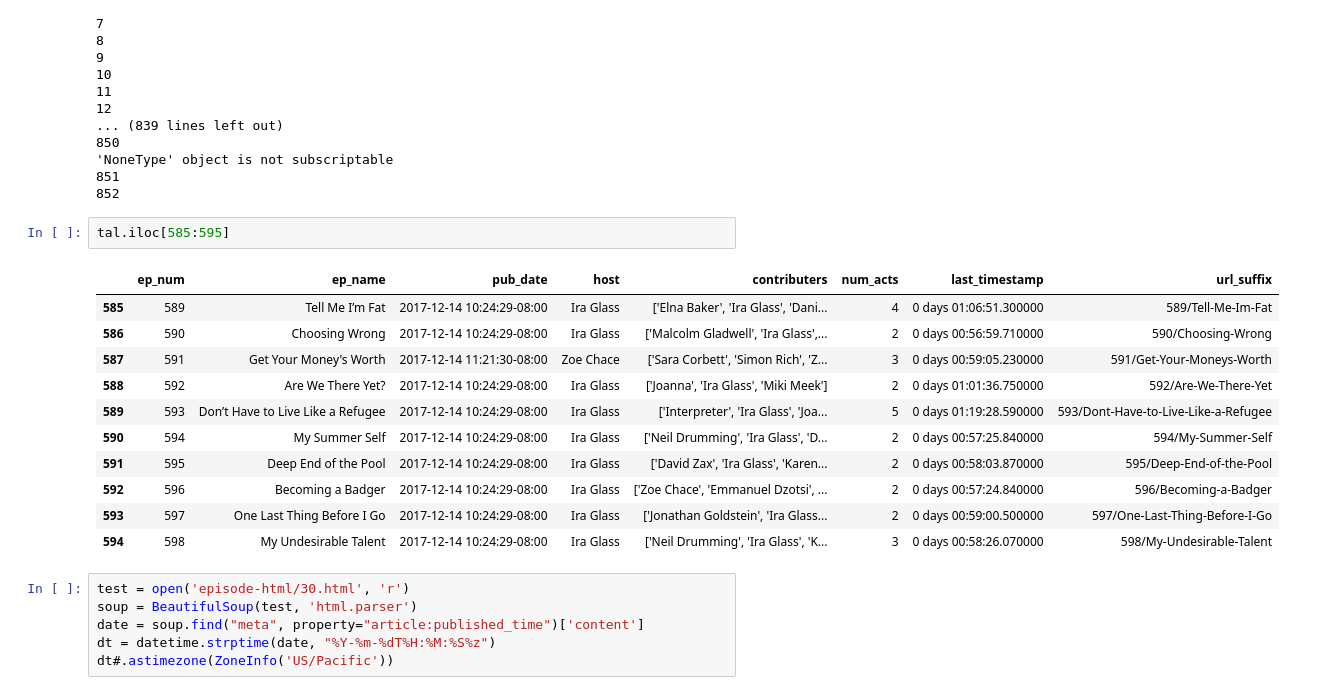
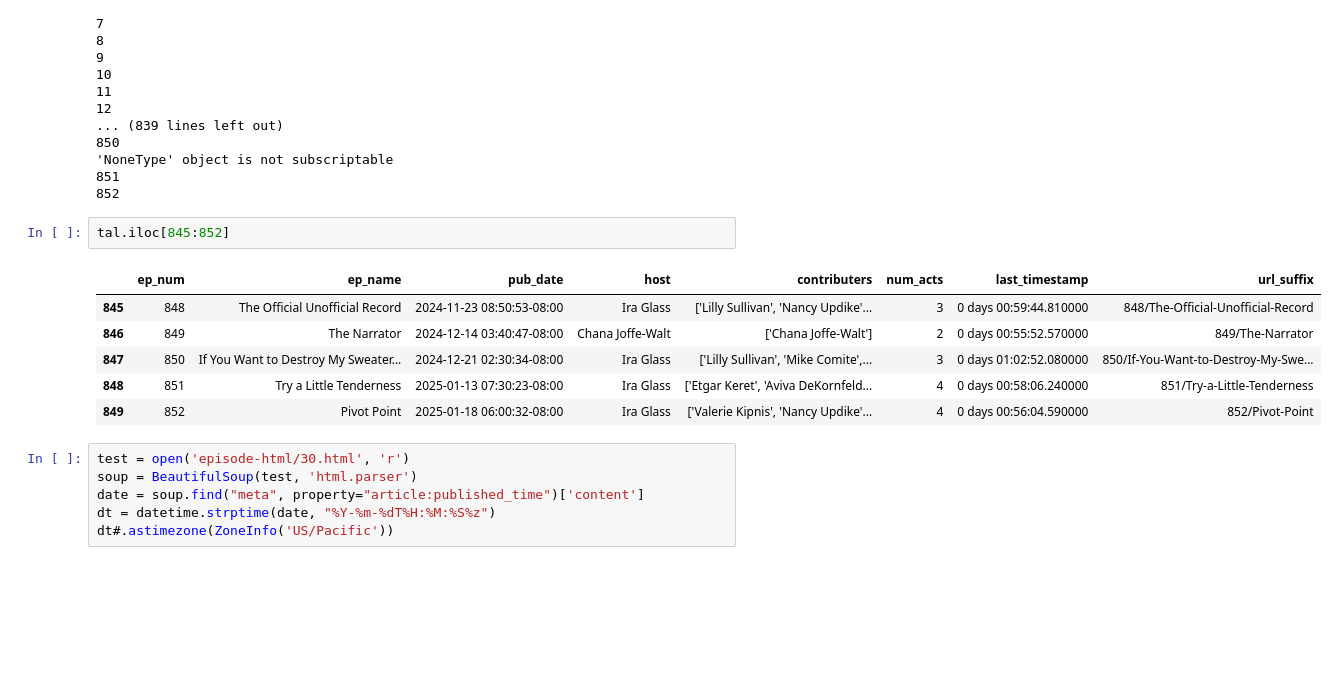
Before and after one commit to areeyat/this-american-data, a Jupyter notebook: tal-eda.ipynb, the cells around one changed output. Cells and saved outputs as stored; diff of their text form; blank space fills up the shorter version.

```diff
--- a/tal-eda.ipynb
+++ b/tal-eda.ipynb
@@ -263,19 +263,14 @@ for ep in np.arange(1,max_ep+1):
 851
 852
 # %%
-tal.iloc[585:595]
+tal.iloc[845:852]
 # %% [output]
 |  | ep_num | ep_name | pub_date | host | contributers | num_acts | last_timestamp | url_suffix |
-| 585 | 589 | Tell Me I’m Fat | 2017-12-14 10:24:29-08:00 | Ira Glass | ['Elna Baker', 'Ira Glass', 'Dani... | 4 | 0 days 01:06:51.300000 | 589/Tell-Me-Im-Fat |
-| 586 | 590 | Choosing Wrong | 2017-12-14 10:24:29-08:00 | Ira Glass | ['Malcolm Gladwell', 'Ira Glass',... | 2 | 0 days 00:56:59.710000 | 590/Choosing-Wrong |
-| 587 | 591 | Get Your Money's Worth | 2017-12-14 11:21:30-08:00 | Zoe Chace | ['Sara Corbett', 'Simon Rich', 'Z... | 3 | 0 days 00:59:05.230000 | 591/Get-Your-Moneys-Worth |
-| 588 | 592 | Are We There Yet? | 2017-12-14 10:24:29-08:00 | Ira Glass | ['Joanna', 'Ira Glass', 'Miki Meek'] | 2 | 0 days 01:01:36.750000 | 592/Are-We-There-Yet |
-| 589 | 593 | Don’t Have to Live Like a Refugee | 2017-12-14 10:24:29-08:00 | Ira Glass | ['Interpreter', 'Ira Glass', 'Joa... | 5 | 0 days 01:19:28.590000 | 593/Dont-Have-to-Live-Like-a-Refugee |
-| 590 | 594 | My Summer Self | 2017-12-14 10:24:29-08:00 | Ira Glass | ['Neil Drumming', 'Ira Glass', 'D... | 2 | 0 days 00:57:25.840000 | 594/My-Summer-Self |
-| 591 | 595 | Deep End of the Pool | 2017-12-14 10:24:29-08:00 | Ira Glass | ['David Zax', 'Ira Glass', 'Karen... | 2 | 0 days 00:58:03.870000 | 595/Deep-End-of-the-Pool |
-| 592 | 596 | Becoming a Badger | 2017-12-14 10:24:29-08:00 | Ira Glass | ['Zoe Chace', 'Emmanuel Dzotsi', ... | 2 | 0 days 00:57:24.840000 | 596/Becoming-a-Badger |
-| 593 | 597 | One Last Thing Before I Go | 2017-12-14 10:24:29-08:00 | Ira Glass | ['Jonathan Goldstein', 'Ira Glass... | 2 | 0 days 00:59:00.500000 | 597/One-Last-Thing-Before-I-Go |
-| 594 | 598 | My Undesirable Talent | 2017-12-14 10:24:29-08:00 | Ira Glass | ['Neil Drumming', 'Ira Glass', 'K... | 3 | 0 days 00:58:26.070000 | 598/My-Undesirable-Talent |
+| 845 | 848 | The Official Unofficial Record | 2024-11-23 08:50:53-08:00 | Ira Glass | ['Lilly Sullivan', 'Nancy Updike'... | 3 | 0 days 00:59:44.810000 | 848/The-Official-Unofficial-Record |
+| 846 | 849 | The Narrator | 2024-12-14 03:40:47-08:00 | Chana Joffe-Walt | ['Chana Joffe-Walt'] | 2 | 0 days 00:55:52.570000 | 849/The-Narrator |
+| 847 | 850 | If You Want to Destroy My Sweater... | 2024-12-21 02:30:34-08:00 | Ira Glass | ['Lilly Sullivan', 'Mike Comite',... | 3 | 0 days 01:02:52.080000 | 850/If-You-Want-to-Destroy-My-Swe... |
+| 848 | 851 | Try a Little Tenderness | 2025-01-13 07:30:23-08:00 | Ira Glass | ['Etgar Keret', 'Aviva DeKornfeld... | 4 | 0 days 00:58:06.240000 | 851/Try-a-Little-Tenderness |
+| 849 | 852 | Pivot Point | 2025-01-18 06:00:32-08:00 | Ira Glass | ['Valerie Kipnis', 'Nancy Updike'... | 4 | 0 days 00:56:04.590000 | 852/Pivot-Point |
 # %%
 test = open('episode-html/30.html', 'r')
 soup = BeautifulSoup(test, 'html.parser')
```
Also changed, not shown: 1 other file.
